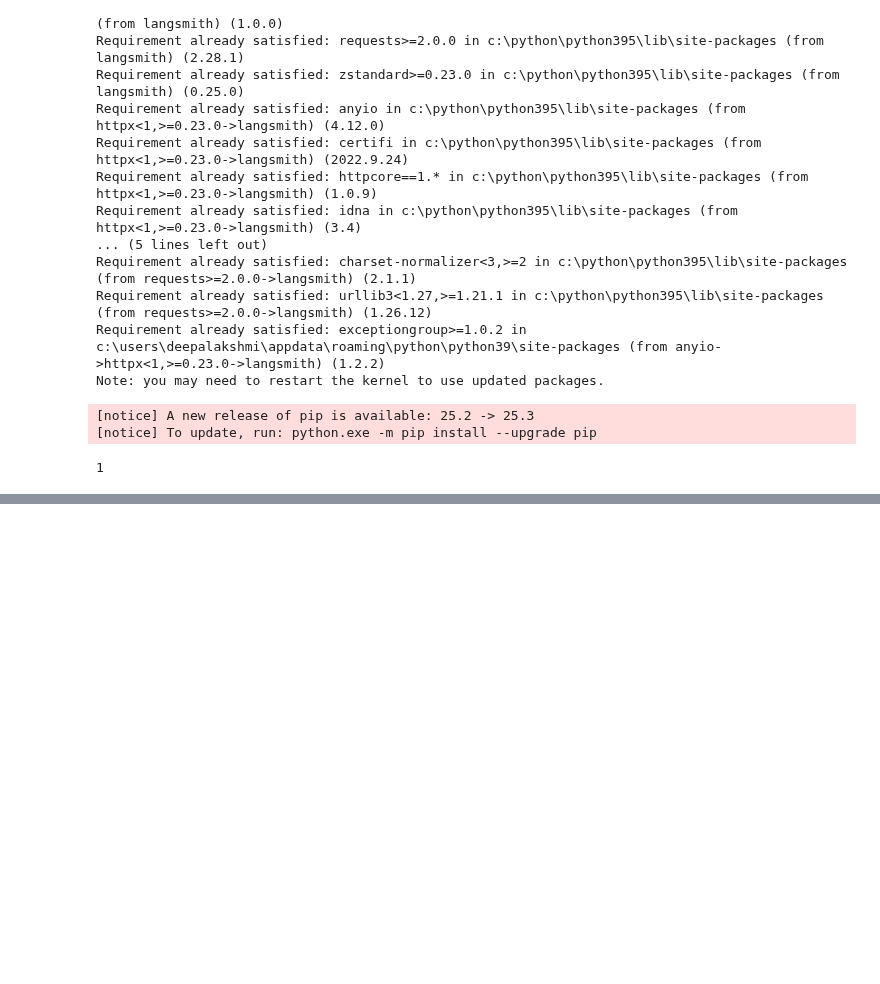
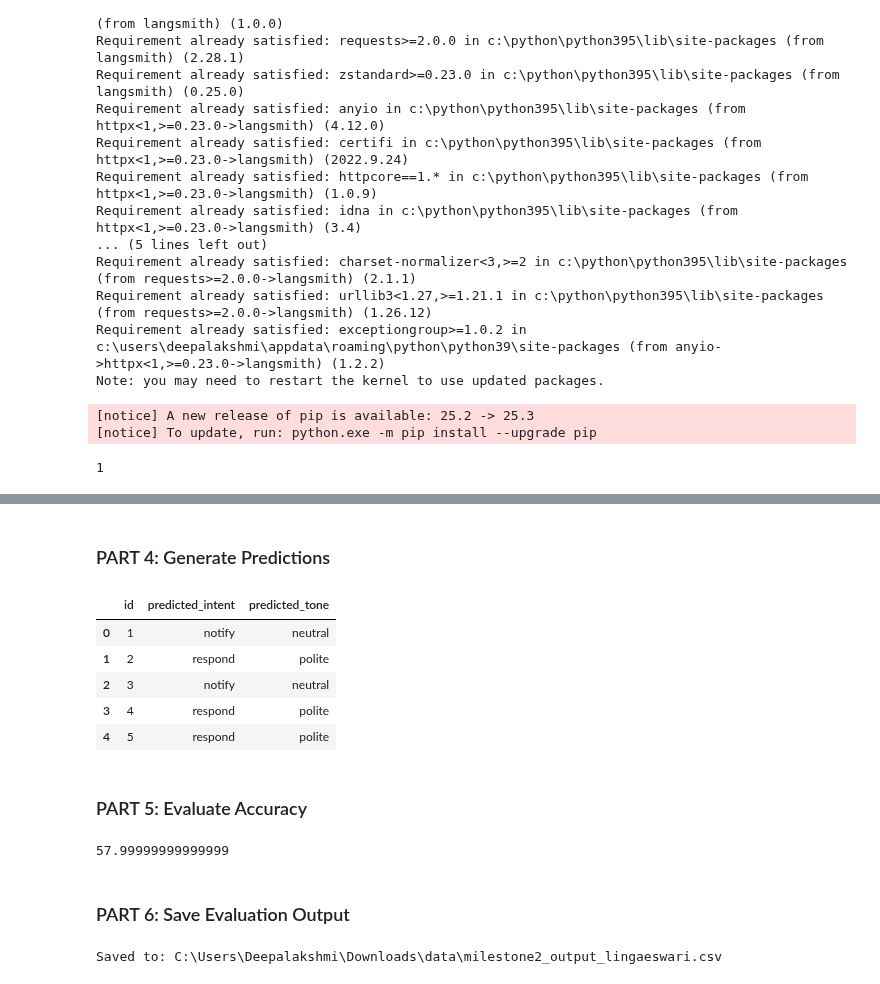
Before and after one commit to springboardmentor74219x/infosys-langgraph-email-assistant-group2, a Jupyter notebook: notebook/milestone2_evaluation_lingaeswari.ipynb, the cells around one changed output, grey strips where cells are left out. Cells and saved outputs as stored; diff of their text form; code cells hidden in the pictures; blank space fills up the shorter version.

```diff
--- a/notebook/milestone2_evaluation_lingaeswari.ipynb
+++ b/notebook/milestone2_evaluation_lingaeswari.ipynb
@@ -300,0 +323,79 @@ TypeError: tuple indices must be integers or slices, not str
+# %%
+def email_assistant(email_text):
+    text = str(email_text).lower()
+
+    # URGENT / NOTIFY
+    if any(word in text for word in [
+        "urgent", "asap", "immediately", "submit", "deadline", "eod", "today"
+    ]):
+        return "notify", "urgent"
+
+    # RESPOND / POLITE
+    elif any(word in text for word in [
+        "please", "can you", "could you", "kindly", "review", "confirm", "reply"
+    ]):
+        return "respond", "polite"
+
+    # IGNORE / POLITE
+    elif any(word in text for word in [
+        "thank you", "thanks", "appreciate", "grateful"
+    ]):
+        return "ignore", "polite"
+
+    # INFORMATIONAL / NEUTRAL
+    elif any(word in text for word in [
+        "meeting", "schedule", "reminder", "update", "announcement"
+    ]):
+        return "notify", "neutral"
+
+    # DEFAULT (UNCLEAR)
+    else:
+        return "review", "neutral"
+# %% [markdown]
+
+### PART 4: Generate Predictions
+# %%
+predictions = []
+for _, row in df.iterrows():
+ action, tone = email_assistant(row["body"])
+ predictions.append({
+ "id": row["id"],
+ "predicted_intent": action,
+ "predicted_tone": tone
+ })
+pred_df = pd.DataFrame(predictions)
+pred_df.head()
+# %% [output]
+|  | id | predicted_intent | predicted_tone |
+| 0 | 1 | notify | neutral |
+| 1 | 2 | respond | polite |
+| 2 | 3 | notify | neutral |
+| 3 | 4 | respond | polite |
+| 4 | 5 | respond | polite |
+# %% [markdown]
+### PART 5: Evaluate Accuracy
+# %%
+def evaluate(row):
+    score = 0
+    if row["predicted_intent"] == row["ideal_intent"]:
+        score += 1
+    if row["predicted_tone"] == row["ideal_tone"]:
+        score += 1
+    return score
+
+eval_df = df.merge(pred_df, on="id")
+eval_df["score"] = eval_df.apply(evaluate, axis=1)
+accuracy = (eval_df["score"].sum() / (len(eval_df) * 2)) * 100
+accuracy
+# %% [output]
+57.99999999999999
+# %% [markdown]
+### PART 6: Save Evaluation Output
+# %%
+output_path = r"C:\Users\Deepalakshmi\Downloads\data\milestone2_output_lingaeswari.csv"
+
+eval_df.to_csv(output_path, index=False)
+
+print("Saved to:", output_path)
+# %% [output]
+Saved to: C:\Users\Deepalakshmi\Downloads\data\milestone2_output_lingaeswari.csv
```
Also changed, not shown: parts of 15 cells of this notebook.
